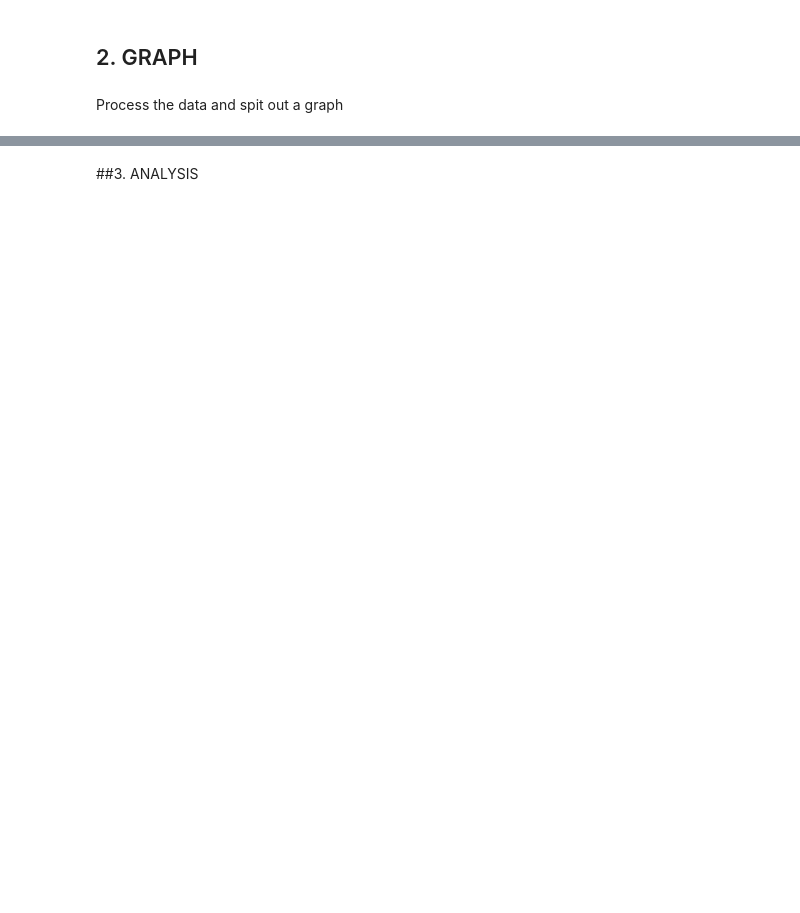
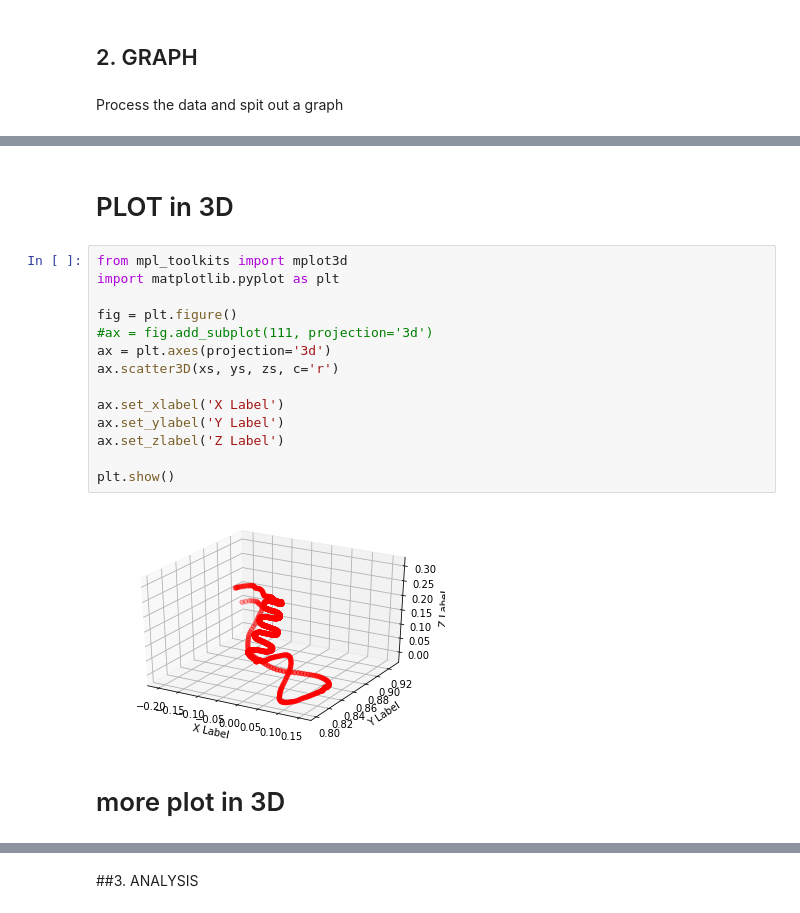
Before and after one commit to mmeisser/python_tools, a Jupyter notebook: test_PARSE_&_PROCESS_DATA.ipynb, the cells around one changed output, grey strips where cells are left out. Cells and saved outputs as stored; diff of their text form; blank space fills up the shorter version.

```diff
--- a/test_PARSE_&_PROCESS_DATA.ipynb
+++ b/test_PARSE_&_PROCESS_DATA.ipynb
@@ -79,0 +135,20 @@ detected akra file format
+# %% [markdown]
+# PLOT in 3D
+# %%
+from mpl_toolkits import mplot3d
+import matplotlib.pyplot as plt
+
+fig = plt.figure()
+#ax = fig.add_subplot(111, projection='3d')
+ax = plt.axes(projection='3d')
+ax.scatter3D(xs, ys, zs, c='r')
+
+ax.set_xlabel('X Label')
+ax.set_ylabel('Y Label')
+ax.set_zlabel('Z Label')
+
+plt.show()
+# %% [output]
+[figure, added]
+# %% [markdown]
+# more plot in 3D
```
Also changed, not shown: parts of 21 cells of this notebook.
